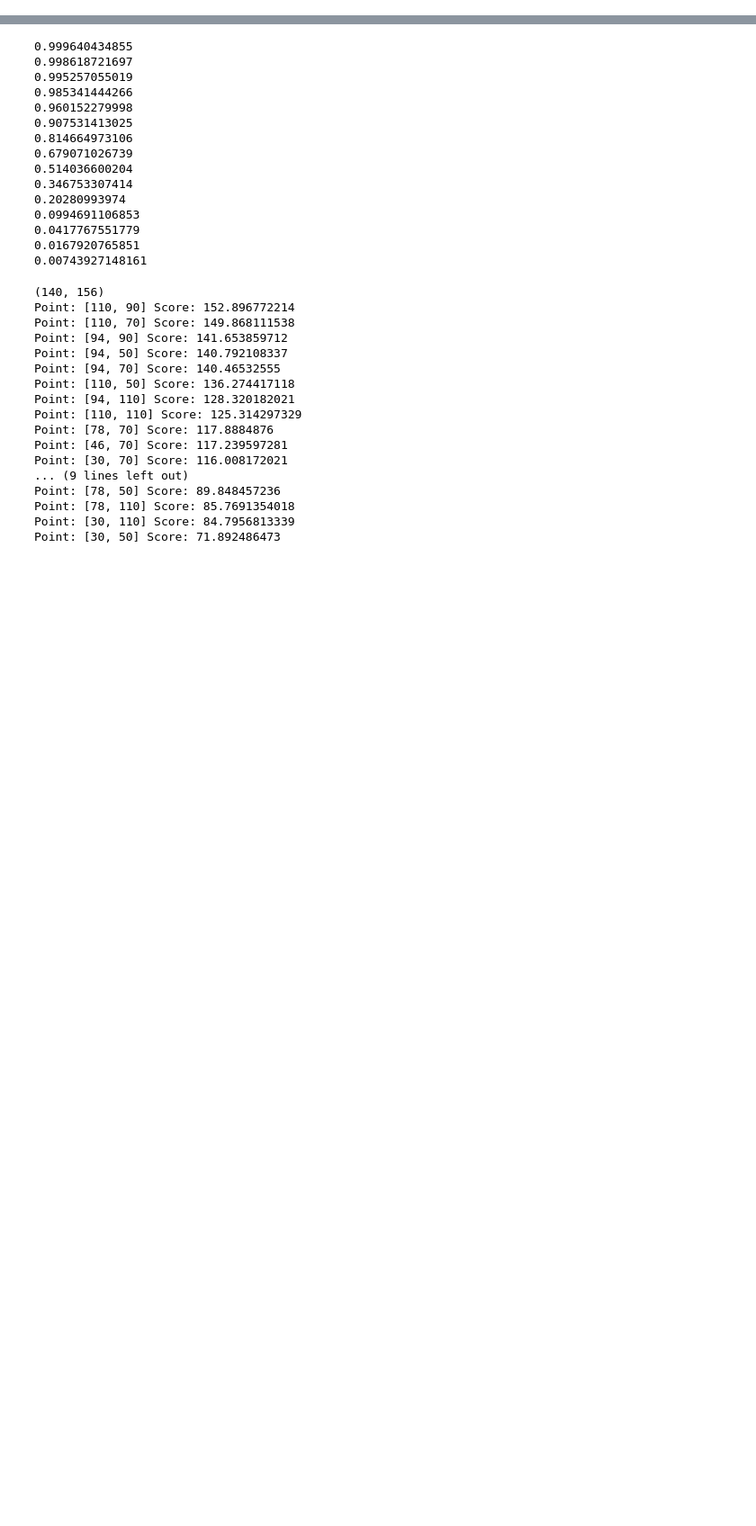
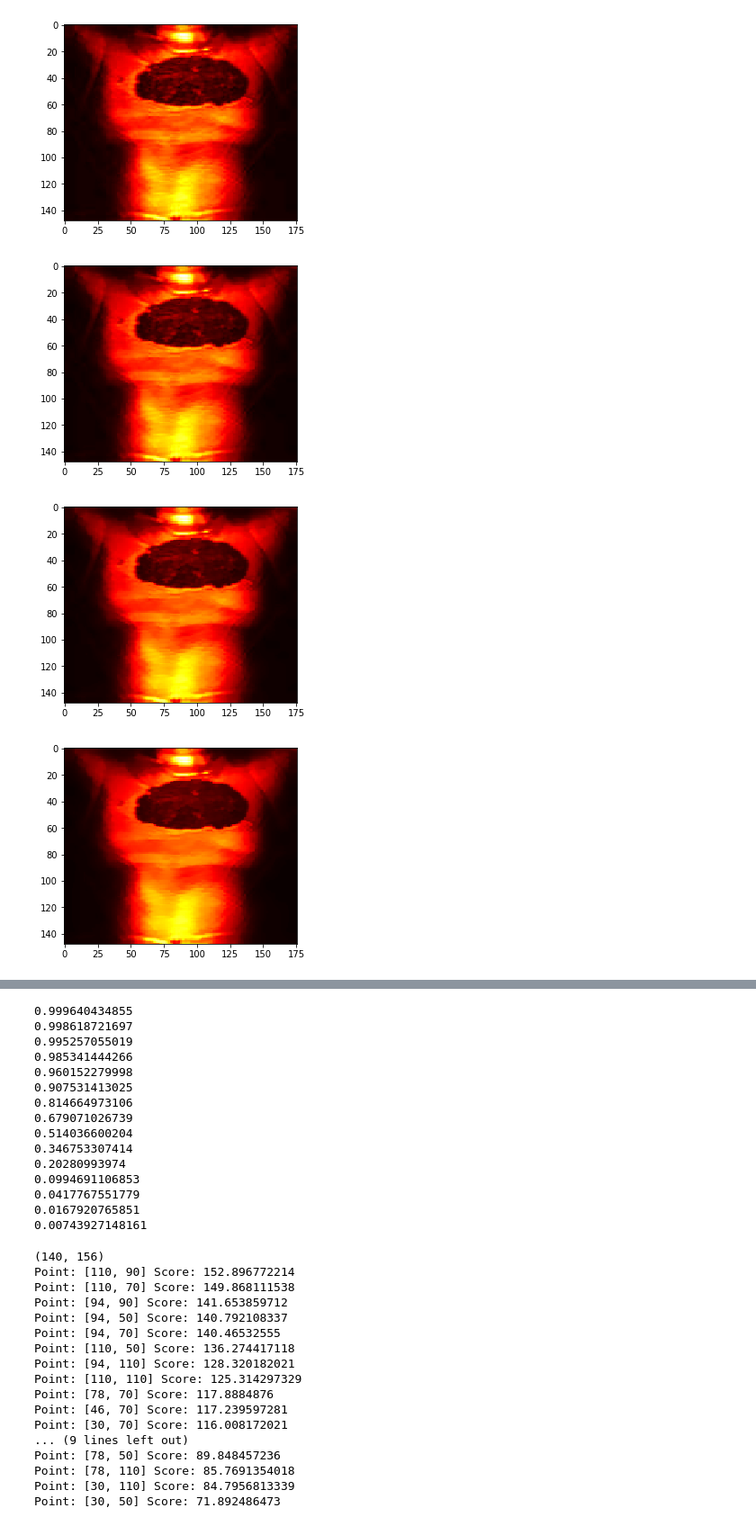
Before and after one commit to MrCrHaM/Passenger, a Jupyter notebook: Codes/PassangerChallangeFunctionsIpython-12-21-17.ipynb, the cells around one changed output, grey strips where cells are left out. Shown: that part at 90% size. Cells and saved outputs as stored; diff of their text form; code cells hidden in the pictures; blank space fills up the shorter version.

```diff
--- a/Codes/PassangerChallangeFunctionsIpython-12-21-17.ipynb
+++ b/Codes/PassangerChallangeFunctionsIpython-12-21-17.ipynb
@@ -211,0 +241,14 @@ Score: 0.0035102111853
+# %%
+for item in range(len(valueList)):
+    heat = np.zeros(myImg.shape)
+    for i in range(myImg.shape[0]):
+        for j in range(myImg.shape[1]):
+            heat[i][j] = valueList[item][i * myImg.shape[1] + j]
+    plt.imshow(heat, cmap='hot', interpolation='nearest')
+    # plt.imshow(heat, cmap='hot', interpolation='nearest',alpha = .6)
+    plt.show()
+# %% [output]
+[figure, added]
+[figure, added]
+[figure, added]
+[figure, added]
```
Also changed, not shown: parts of 5 cells of this notebook.
